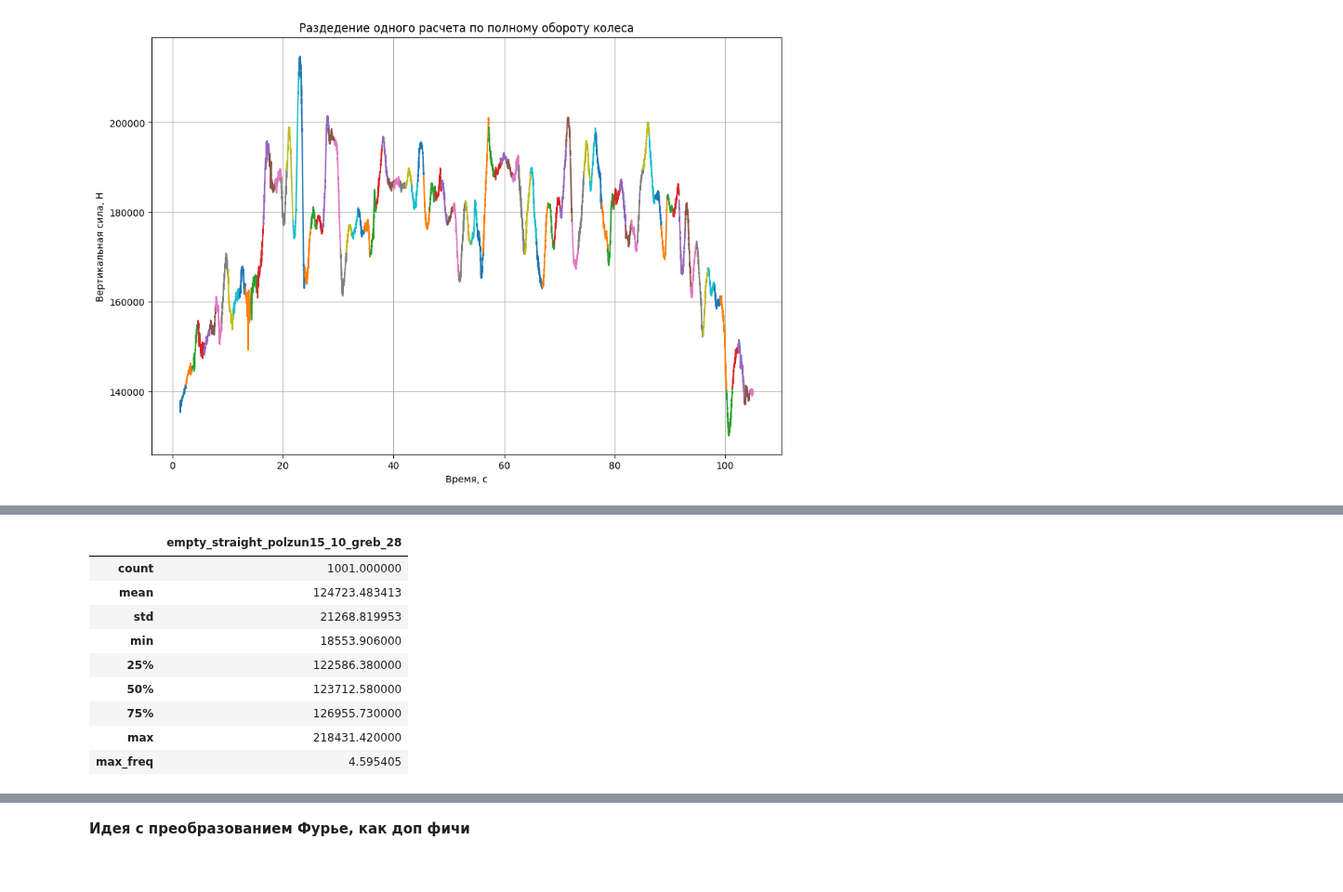
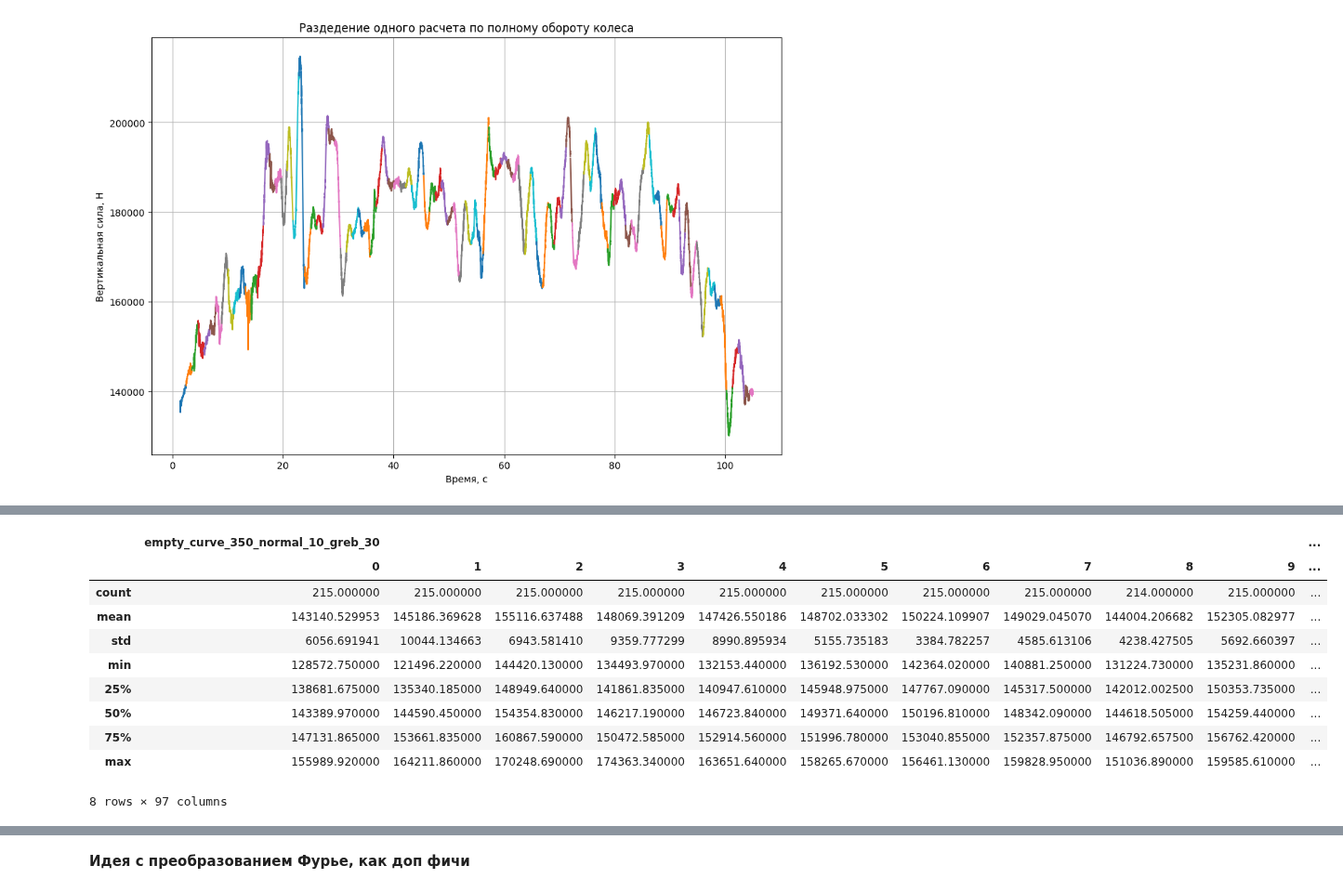
Before and after one commit to daniilgorenkov/Dissertation, a Jupyter notebook: observe.ipynb, the cells around one changed output, grey strips where cells are left out. Shown at 93% size. Cells and saved outputs as stored; diff of their text form; code cells hidden in the pictures.

```diff
--- a/observe.ipynb
+++ b/observe.ipynb
@@ -443,0 +521,5 @@ pd.concat([devided_result,devided_result_],axis=1)
+# %%
+splitted = get_splitted_dataframe(ALL_CALCULATIONS["empty"]["curve_350"]["normal"]["greb_30"][0],
+                                  ALL_TIME_INDEXES["empty"]["curve_350"]["normal"]["greb_30"]["10"])
+
+get_description(splitted)
@@ -526,13 +573,14 @@ get_integral(ALL_CALCULATIONS["loaded"]["curve_350"]["polzun15"]["gost"][0])
-# %%
-pd.concat([test,pd.DataFrame({"empty_straight_polzun15_10_greb_28":[freq]},index=["max_freq"])],axis=0)
-# %% [output]
-|  | empty_straight_polzun15_10_greb_28 |
-| count | 1001.000000 |
-| mean | 124723.483413 |
-| std | 21268.819953 |
-| min | 18553.906000 |
-| 25% | 122586.380000 |
-| 50% | 123712.580000 |
-| 75% | 126955.730000 |
-| max | 218431.420000 |
-| max_freq | 4.595405 |
+# %%
+splitted.describe()
+# %% [output]
+|  | empty_curve_350_normal_10_greb_30 |  |  |  |  |  |  |  |  |  | ... |
+|  | 0 | 1 | 2 | 3 | 4 | 5 | 6 | 7 | 8 | 9 | ... |
+| count | 215.000000 | 215.000000 | 215.000000 | 215.000000 | 215.000000 | 215.000000 | 215.000000 | 215.000000 | 214.000000 | 215.000000 | ... |
+| mean | 143140.529953 | 145186.369628 | 155116.637488 | 148069.391209 | 147426.550186 | 148702.033302 | 150224.109907 | 149029.045070 | 144004.206682 | 152305.082977 | ... |
+| std | 6056.691941 | 10044.134663 | 6943.581410 | 9359.777299 | 8990.895934 | 5155.735183 | 3384.782257 | 4585.613106 | 4238.427505 | 5692.660397 | ... |
+| min | 128572.750000 | 121496.220000 | 144420.130000 | 134493.970000 | 132153.440000 | 136192.530000 | 142364.020000 | 140881.250000 | 131224.730000 | 135231.860000 | ... |
+| 25% | 138681.675000 | 135340.185000 | 148949.640000 | 141861.835000 | 140947.610000 | 145948.975000 | 147767.090000 | 145317.500000 | 142012.002500 | 150353.735000 | ... |
+| 50% | 143389.970000 | 144590.450000 | 154354.830000 | 146217.190000 | 146723.840000 | 149371.640000 | 150196.810000 | 148342.090000 | 144618.505000 | 154259.440000 | ... |
+| 75% | 147131.865000 | 153661.835000 | 160867.590000 | 150472.585000 | 152914.560000 | 151996.780000 | 153040.855000 | 152357.875000 | 146792.657500 | 156762.420000 | ... |
+| max | 155989.920000 | 164211.860000 | 170248.690000 | 174363.340000 | 163651.640000 | 158265.670000 | 156461.130000 | 159828.950000 | 151036.890000 | 159585.610000 | ... |
+8 rows × 97 columns
```
Also changed, not shown: parts of 17 cells of this notebook.
